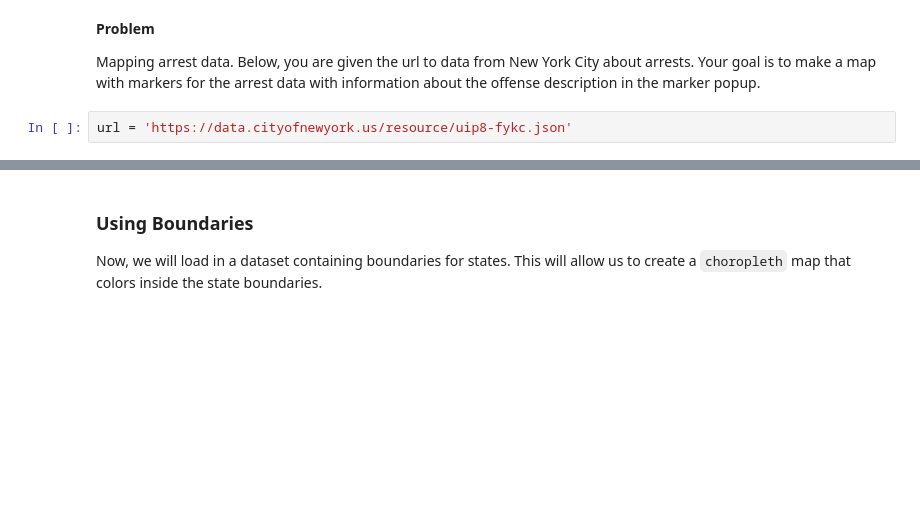
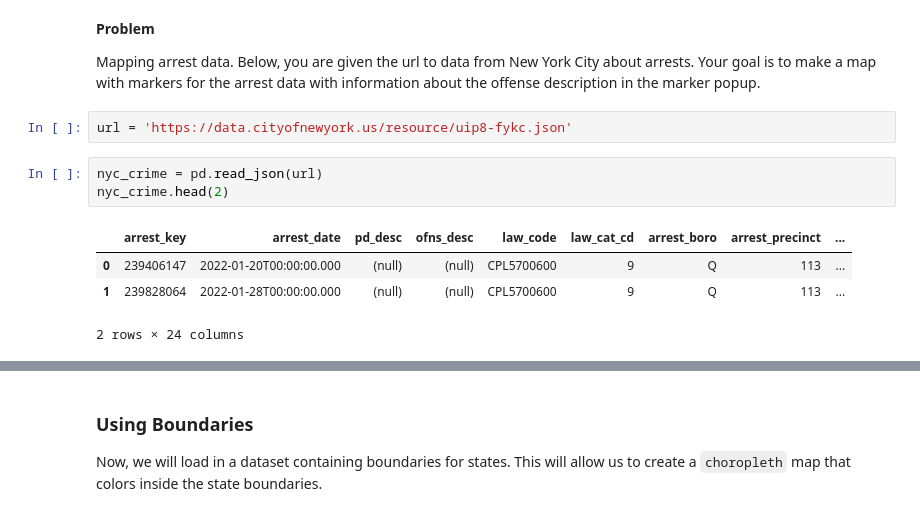
Before and after one commit to gilad247/NYU-Bootcamp, a Jupyter notebook: notebooks/module_1/class_12/folium_exs-clean.ipynb, the cells around one changed output, grey strips where cells are left out. Drawn from its saved outputs; the diff is of its cells as text; blank space fills up the shorter version.

```diff
--- a/notebooks/module_1/class_12/folium_exs-clean.ipynb
+++ b/notebooks/module_1/class_12/folium_exs-clean.ipynb
@@ -75,3 +180,11 @@ With a large number of points, you may want to use the `MarkerCluster` method.
 Mapping arrest data.  Below, you are given the url to data from New York City about arrests.  Your goal is to make a map with markers for the arrest data with information about the offense description in the marker popup.
 # %%
 url = 'https://data.cityofnewyork.us/resource/uip8-fykc.json'
+# %%
+nyc_crime = pd.read_json(url)
+nyc_crime.head(2)
+# %% [output]
+|  | arrest_key | arrest_date | pd_desc | ofns_desc | law_code | law_cat_cd | arrest_boro | arrest_precinct | ... |
+| 0 | 239406147 | 2022-01-20T00:00:00.000 | (null) | (null) | CPL5700600 | 9 | Q | 113 | ... |
+| 1 | 239828064 | 2022-01-28T00:00:00.000 | (null) | (null) | CPL5700600 | 9 | Q | 113 | ... |
+2 rows × 24 columns
```
Also changed, not shown: parts of 31 cells of this notebook, 2 other files.
